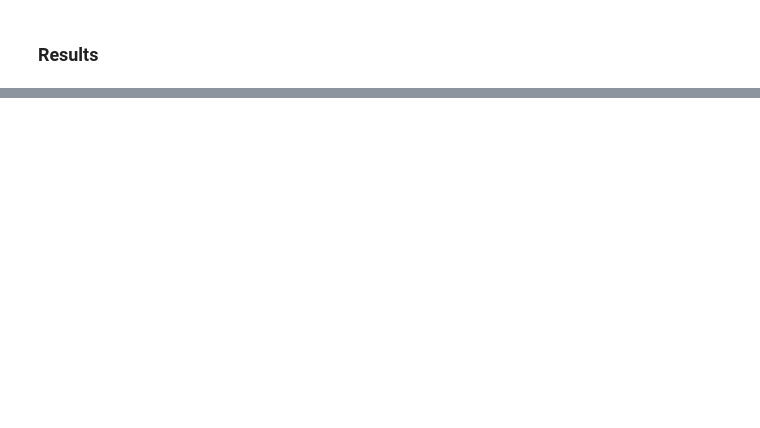
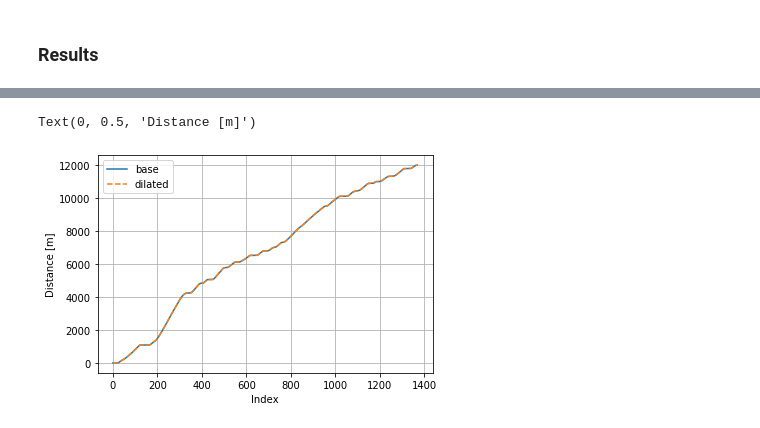
Before and after one commit to NREL/fastsim, a Jupyter notebook: docs/demo.ipynb, the cells around one changed output, grey strips where cells are left out. Saved outputs shown, nothing was run; the diff lists cells and outputs as text; code cells hidden in the pictures; blank space fills up the shorter version.

```diff
--- a/docs/demo.ipynb
+++ b/docs/demo.ipynb
@@ -569,0 +124,11 @@ ax2.tick_params('y', colors='xkcd:pale red')
+# %%
+plt.plot((cyc.cycMps * cyc.secs).cumsum(), label='base')
+plt.plot((sim_drive.mpsAch * sim_drive.cyc.secs).cumsum()
+         , label='dilated', linestyle = '--')
+plt.grid()
+plt.legend(loc='upper left')
+plt.xlabel('Index')
+plt.ylabel('Distance [m]')
+# %% [output]
+Text(0, 0.5, 'Distance [m]')
+[figure, added]
```
Also changed, not shown: parts of 50 cells of this notebook, 3 other files.
